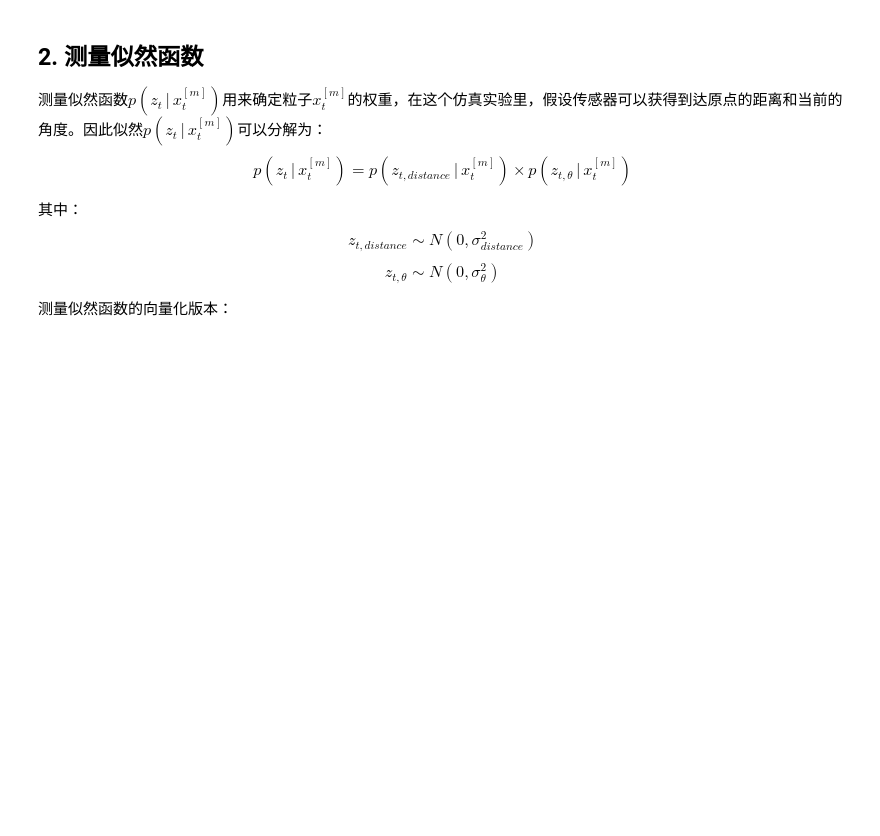
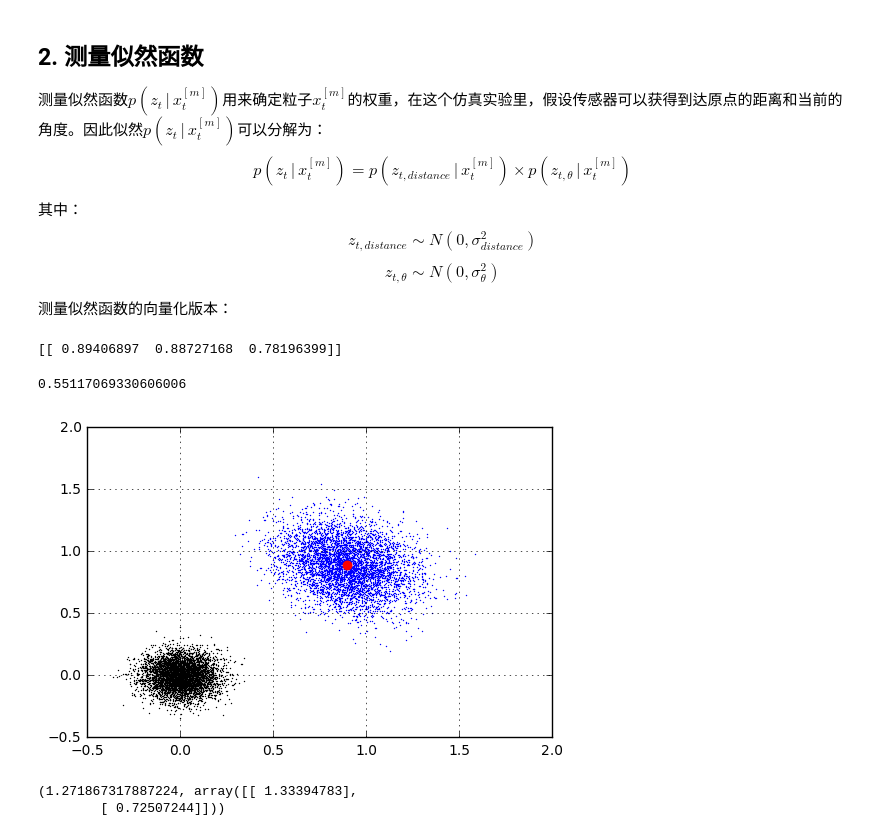
Before and after one commit to liuii/ProbRobotics, a Jupyter notebook: notebooks/02NonparametricFilters/ParticleFilterResampleVersion.ipynb, the cells around one changed output. Drawn from its saved outputs; the diff is of its cells as text; code cells hidden in the pictures; blank space fills up the shorter version.

```diff
--- a/notebooks/02NonparametricFilters/ParticleFilterResampleVersion.ipynb
+++ b/notebooks/02NonparametricFilters/ParticleFilterResampleVersion.ipynb
@@ -146,3 +146,42 @@ $$z_{t,distance} \sim N(0, \sigma_{distance}^2)$$
 $$z_{t,\theta} \sim N(0, \sigma_{\theta}^2)$$
 
 测量似然函数的向量化版本：
+# %%
+# 向量化版本的测量似然函数
+# 输入： 粒子集、测量z
+# 输出：运动采样后的粒子集
+def measurement_model(X, z, sigma_distance=0.1, sigma_theta=0.1):
+    xs = X[:,0].reshape((-1,1))
+    ys = X[:,1].reshape((-1,1))
+    thetas = X[:,2].reshape((-1,1))
+
+    distances = np.sqrt(xs ** 2 + ys ** 2) - z[1]
+
+    return distances
+# %%
+# 当距离误差小于角度误差时，可以得到以下采样分布
+u = 1
+sigma_u = 0.1
+sigma_theta= 0.1
+
+X = np.random.multivariate_normal([0,0,np.pi/4], np.diag([0.01,0.01,0.01]), size=5000)
+X_sample = sample_motion_model(X, U[0], sigma_u=sigma_u, sigma_theta=sigma_theta)
+
+# 黑色为原始例子，蓝色为运动采样后的粒子
+plt.scatter(X[:,0], X[:,1], s=1, c='k', lw=0)
+plt.scatter(X_sample[:,0], X_sample[:,1], s=1, c='b', lw=0)
+mean = np.mean(X_sample, axis=0, keepdims=True)
+print(mean)
+plt.scatter(mean[:,0], mean[:,1],s=50, c='r', lw=0)
+plt.grid()
+
+np.mean(measurement_model(X_sample, Z[0], sigma_distance=0.1, sigma_theta=0.1))
+# %% [output]
+[[ 0.89406897  0.88727168  0.78196399]]
+0.55117069330606006
+[figure, added]
+# %%
+U[0],Z[0]
+# %% [output]
+(1.271867317887224, array([[ 1.33394783],
+        [ 0.72507244]]))
```
Also changed, not shown: parts of 3 cells of this notebook.
